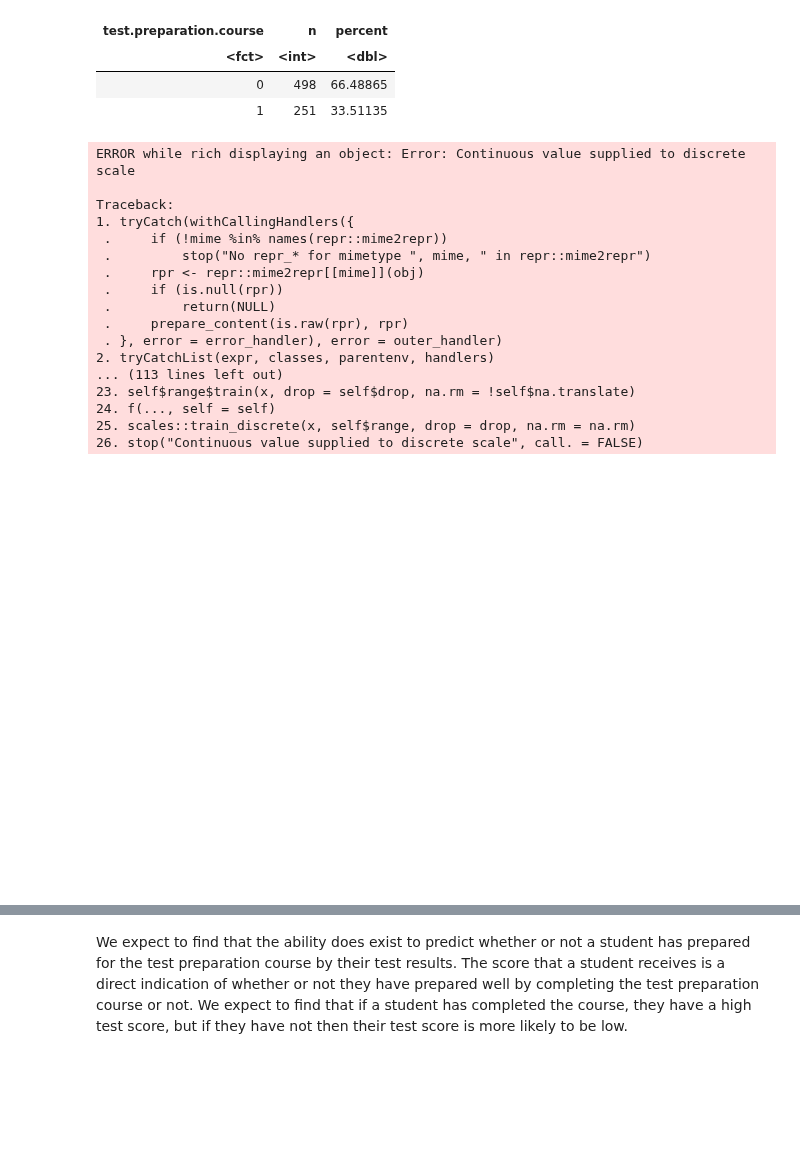
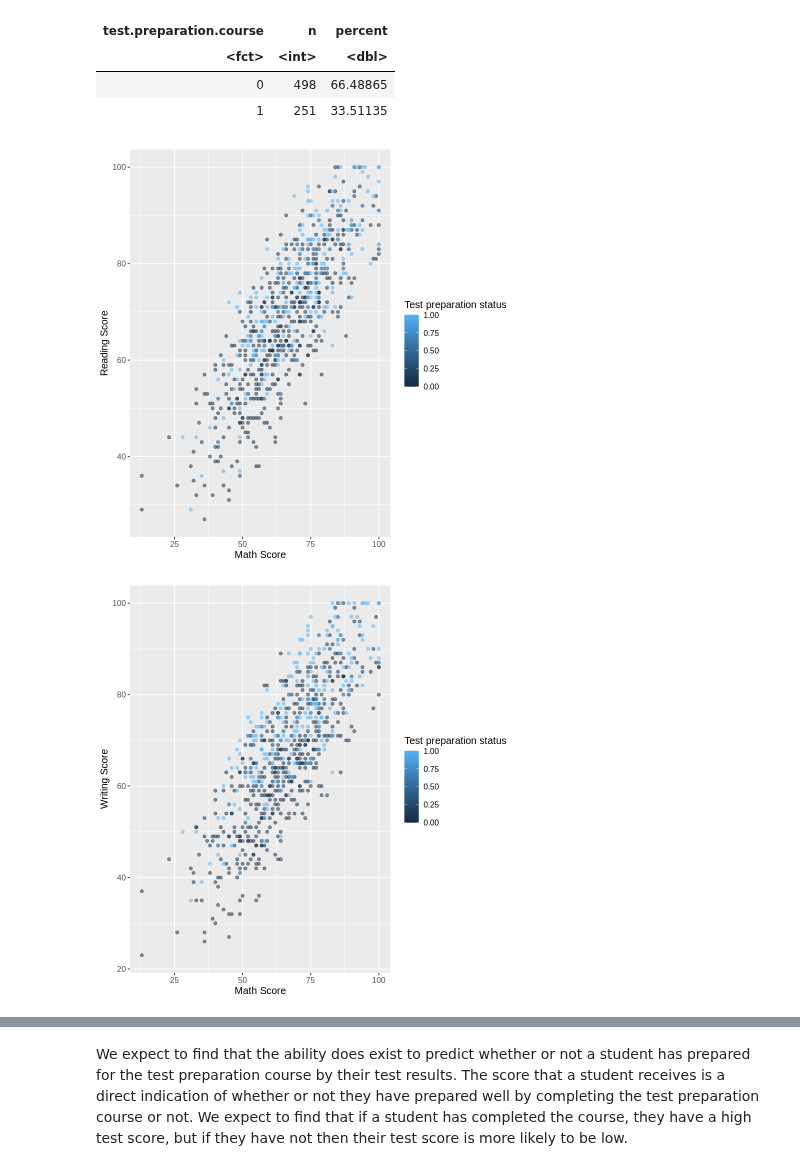
Before and after one commit to mayas02/dsci-100-2022w1-group-89, a Jupyter notebook: dataset.ipynb, the cells around one changed output, grey strips where cells are left out. Saved outputs shown, nothing was run; the diff lists cells and outputs as text; code cells hidden in the pictures; blank space fills up the shorter version.

Commit message:
plot

```diff
--- a/dataset.ipynb
+++ b/dataset.ipynb
@@ -115,54 +115,32 @@ A tibble: 2 × 3
 exam_plot1 <- exam_training |>
   ggplot(aes(x = math.score, y = reading.score, color = test.preparation.course)) +
   geom_point(alpha = 0.5) +
   labs(x = "Math Score",
        y = "Reading Score",
        color = "Test preparation status") +
-  scale_color_manual(labels = c("Completed", "Not Completed"),
-                     values = c("orange2", "steelblue2")) +
   theme(text = element_text(size = 12))
 exam_plot1
 
 
 exam_plot2 <- exam_training |>
   ggplot(aes(x = math.score, y = writing.score, color = test.preparation.course)) +
   geom_point(alpha = 0.5) +
   labs(x = "Math Score",
        y = "Writing Score",
        color = "Test preparation status") +
-  scale_color_manual(labels = c("Completed", "Not Completed"),
-                     values = c("orange2", "steelblue2")) +
   theme(text = element_text(size = 12))
 exam_plot2
 
 
 
 exam_plot3 <- exam_training |>
   ggplot(aes(x = reading.score, y = writing.score, color = test.preparation.course)) +
   geom_point(alpha = 0.5) +
   labs(x = "Reading Score",
        y = "Writing Score",
        color = "Test preparation status") +
-  scale_color_manual(labels = c("Completed", "Not Completed"),
-                     values = c("orange2", "steelblue2")) +
   theme(text = element_text(size = 12))
 exam_plot3
 # %% [output]
-ERROR while rich displaying an object: Error: Continuous value supplied to discrete scale
-
-Traceback:
-1. tryCatch(withCallingHandlers({
- .     if (!mime %in% names(repr::mime2repr))
- .         stop("No repr_* for mimetype ", mime, " in repr::mime2repr")
- .     rpr <- repr::mime2repr[[mime]](obj)
- .     if (is.null(rpr))
- .         return(NULL)
- .     prepare_content(is.raw(rpr), rpr)
- . }, error = error_handler), error = outer_handler)
-2. tryCatchList(expr, classes, parentenv, handlers)
-... (113 lines left out)
-23. self$range$train(x, drop = self$drop, na.rm = !self$na.translate)
-24. f(..., self = self)
-25. scales::train_discrete(x, self$range, drop = drop, na.rm = na.rm)
-26. stop("Continuous value supplied to discrete scale", call. = FALSE)
-[figure, old version]
+[figure, new version]
+[figure, added]
```
Also changed, not shown: parts of 1 cell of this notebook.
